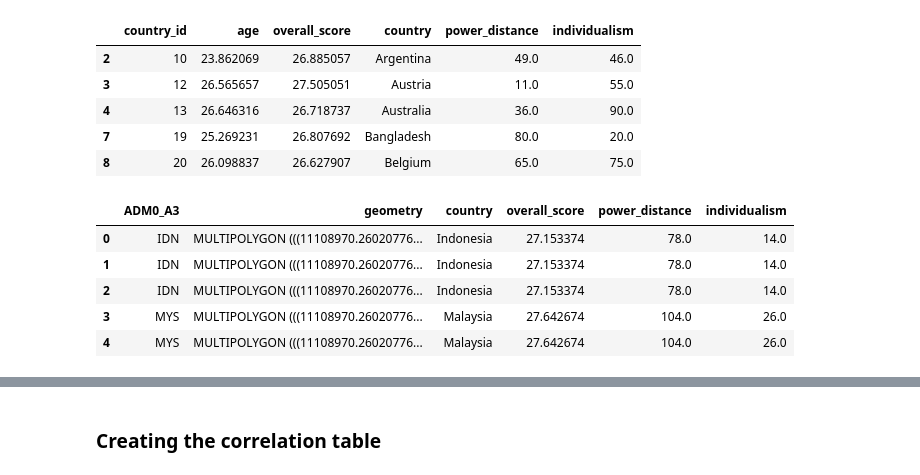
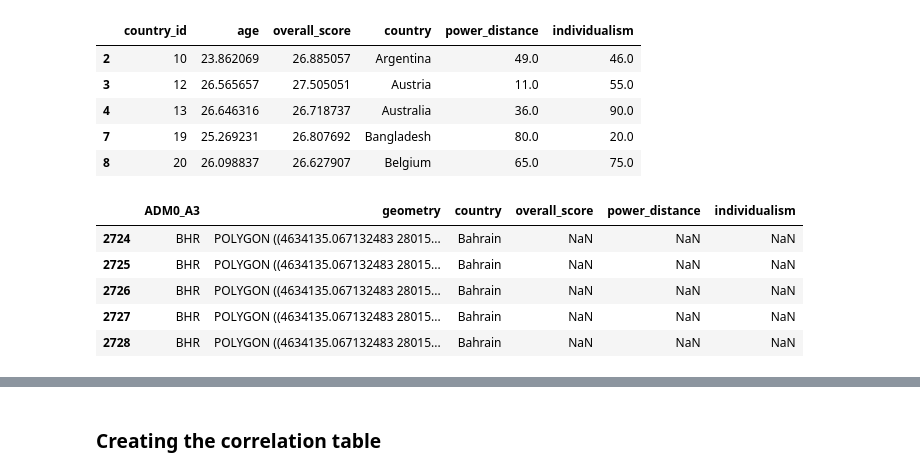
Before and after one commit to FHnt97/Project-Week-5-Your-Own-Project, a Jupyter notebook: your-project/03-Analysis.ipynb, the cells around one changed output, grey strips where cells are left out. Cells and saved outputs as stored; diff of their text form; code cells hidden in the pictures.

```diff
--- a/your-project/03-Analysis.ipynb
+++ b/your-project/03-Analysis.ipynb
@@ -74,21 +74,21 @@ merge_df.head()
 | 8 | 20 | 26.098837 | 26.627907 | Belgium | 65.0 | 75.0 |
 # %%
 # opening table with country shapes and the ADM0 country code
-table = pd.read_csv("../data/01_clean_data/Ice-cream-time.csv").drop("Unnamed: 0", axis=1)
+table = pd.read_csv("../../Ice-cream-time.csv").drop("Unnamed: 0", axis=1)
 # %%
 # changing name of table for consistency
 table = table.rename(columns={"Entity":"country"})
 # %%
 # merging tables for code referencing
-df = table.merge(merge_df, how="left", left_on="country", right_on="country").drop(["age", "country_id"], axis=1)
-df.head()
+df = table.merge(merge_df, how="left", on="country").drop(["age", "country_id"], axis=1)
+df.tail()
 # %% [output]
 |  | ADM0_A3 | geometry | country | overall_score | power_distance | individualism |
-| 0 | IDN | MULTIPOLYGON (((11108970.26020776... | Indonesia | 27.153374 | 78.0 | 14.0 |
-| 1 | IDN | MULTIPOLYGON (((11108970.26020776... | Indonesia | 27.153374 | 78.0 | 14.0 |
-| 2 | IDN | MULTIPOLYGON (((11108970.26020776... | Indonesia | 27.153374 | 78.0 | 14.0 |
-| 3 | MYS | MULTIPOLYGON (((11108970.26020776... | Malaysia | 27.642674 | 104.0 | 26.0 |
-| 4 | MYS | MULTIPOLYGON (((11108970.26020776... | Malaysia | 27.642674 | 104.0 | 26.0 |
+| 2724 | BHR | POLYGON ((4634135.067132483 28015... | Bahrain | NaN | NaN | NaN |
+| 2725 | BHR | POLYGON ((4634135.067132483 28015... | Bahrain | NaN | NaN | NaN |
+| 2726 | BHR | POLYGON ((4634135.067132483 28015... | Bahrain | NaN | NaN | NaN |
+| 2727 | BHR | POLYGON ((4634135.067132483 28015... | Bahrain | NaN | NaN | NaN |
+| 2728 | BHR | POLYGON ((4634135.067132483 28015... | Bahrain | NaN | NaN | NaN |
 # %%
 # creating the world map
 fig = px.choropleth(df, locations='ADM0_A3', color="overall_score", hover_name="country", color_continuous_scale=px.colors.sequential.YlGnBu)
```
Also changed, not shown: parts of 7 cells of this notebook, 4 other files.
